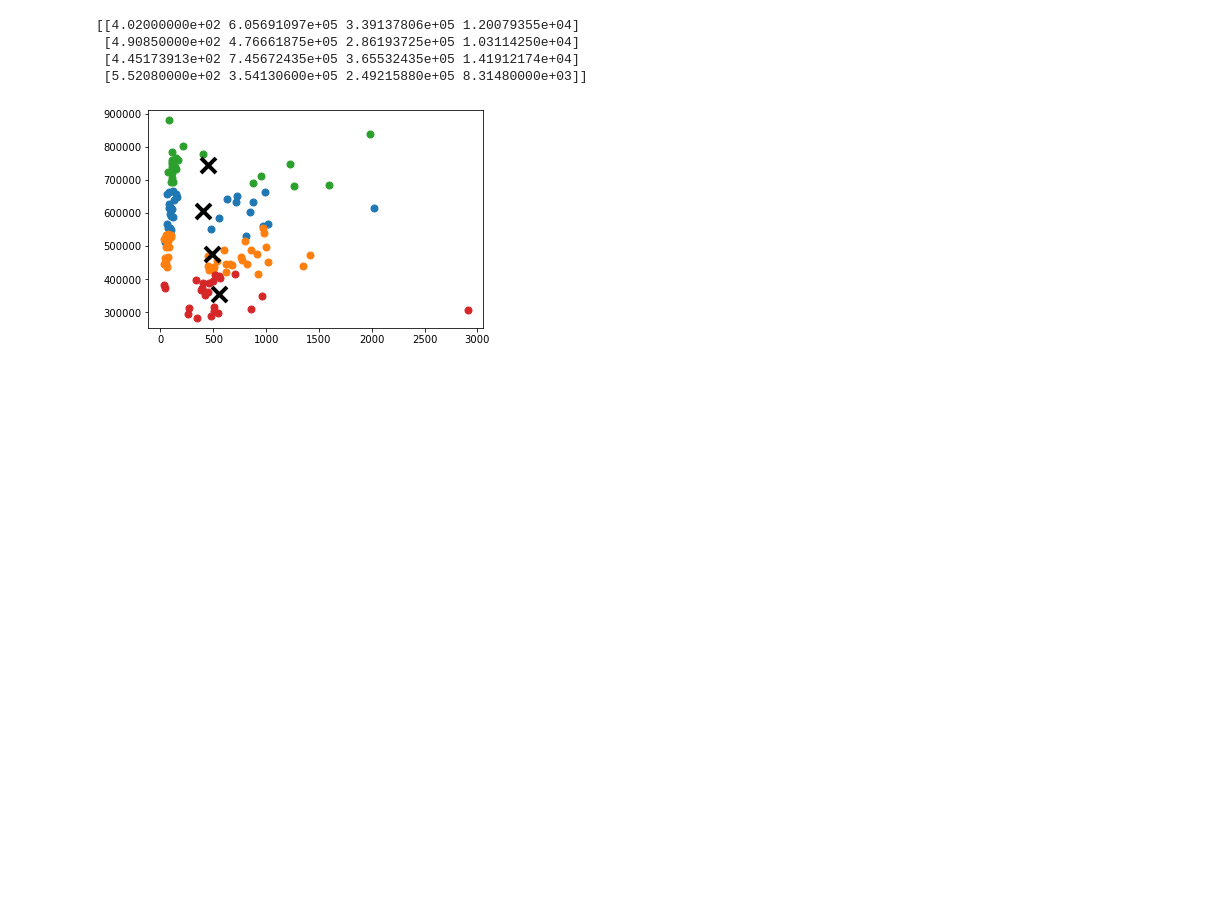
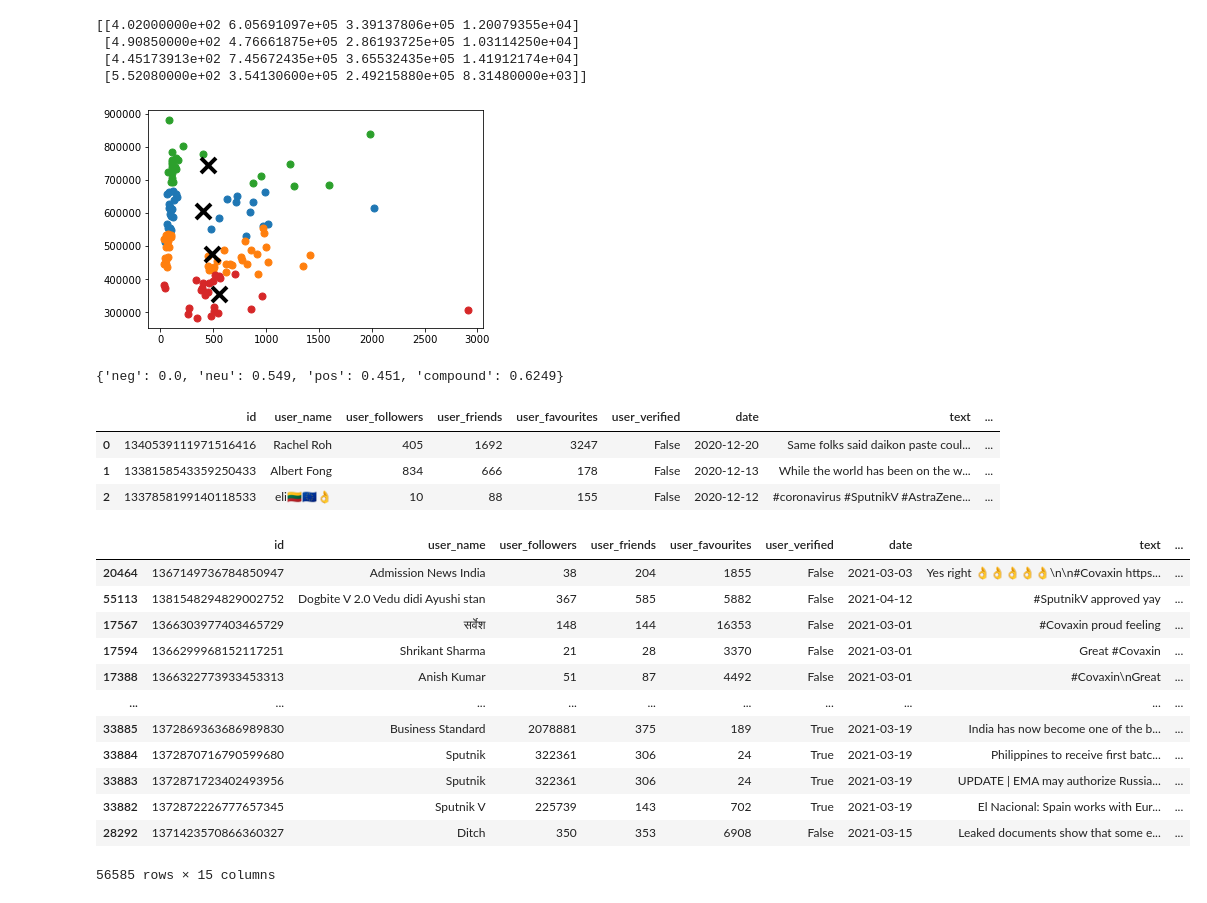
Before and after one commit to hukas/COVIDTweets-Machine-Learning, a Jupyter notebook: COVID Vaccine Tweets - COMP 4522.ipynb, the cells around one changed output. Saved outputs shown, nothing was run; the diff lists cells and outputs as text; code cells hidden in the pictures; blank space fills up the shorter version.

```diff
--- a/COVID Vaccine Tweets - COMP 4522.ipynb
+++ b/COVID Vaccine Tweets - COMP 4522.ipynb
@@ -540,3 +540,39 @@ plt.show()
  [4.45173913e+02 7.45672435e+05 3.65532435e+05 1.41912174e+04]
  [5.52080000e+02 3.54130600e+05 2.49215880e+05 8.31480000e+03]]
 [figure]
+# %%
+from vaderSentiment.vaderSentiment import SentimentIntensityAnalyzer
+analyzer= SentimentIntensityAnalyzer()
+sentence = "This is a great VADER Example"
+analyzer.polarity_scores(sentence)
+#{'neg': 0.0, 'neu': 0.494, 'pos': 0.506, 'compound': 0.6249}
+# %% [output]
+{'neg': 0.0, 'neu': 0.549, 'pos': 0.451, 'compound': 0.6249}
+# %%
+df = covidTweets.drop(columns=['user_location', 'user_description', 'user_created', 'hashtags', 'source'])
+df['compound'] = [analyzer.polarity_scores(v)['compound'] for v in df['text']]
+df['neg'] = [analyzer.polarity_scores(v)['neg'] for v in df['text']]
+df['neu'] = [analyzer.polarity_scores(v)['neu'] for v in df['text']]
+df['pos'] = [analyzer.polarity_scores(v)['pos'] for v in df['text']]
+df.head(3)
+# %% [output]
+|  | id | user_name | user_followers | user_friends | user_favourites | user_verified | date | text | ... |
+| 0 | 1340539111971516416 | Rachel Roh | 405 | 1692 | 3247 | False | 2020-12-20 | Same folks said daikon paste coul... | ... |
+| 1 | 1338158543359250433 | Albert Fong | 834 | 666 | 178 | False | 2020-12-13 | While the world has been on the w... | ... |
+| 2 | 1337858199140118533 | eli🇱🇹🇪🇺👌 | 10 | 88 | 155 | False | 2020-12-12 | #coronavirus #SputnikV #AstraZene... | ... |
+# %%
+df.sort_values(by='pos', ascending=False)
+# %% [output]
+|  | id | user_name | user_followers | user_friends | user_favourites | user_verified | date | text | ... |
+| 20464 | 1367149736784850947 | Admission News India | 38 | 204 | 1855 | False | 2021-03-03 | Yes right 👌👌👌👌👌\n\n#Covaxin https... | ... |
+| 55113 | 1381548294829002752 | Dogbite V 2.0 Vedu didi Ayushi stan | 367 | 585 | 5882 | False | 2021-04-12 | #SputnikV approved yay | ... |
+| 17567 | 1366303977403465729 | सर्वेश | 148 | 144 | 16353 | False | 2021-03-01 | #Covaxin proud feeling | ... |
+| 17594 | 1366299968152117251 | Shrikant Sharma | 21 | 28 | 3370 | False | 2021-03-01 | Great #Covaxin | ... |
+| 17388 | 1366322773933453313 | Anish Kumar | 51 | 87 | 4492 | False | 2021-03-01 | #Covaxin\nGreat | ... |
+| ... | ... | ... | ... | ... | ... | ... | ... | ... | ... |
+| 33885 | 1372869363686989830 | Business Standard | 2078881 | 375 | 189 | True | 2021-03-19 | India has now become one of the b... | ... |
+| 33884 | 1372870716790599680 | Sputnik | 322361 | 306 | 24 | True | 2021-03-19 | Philippines to receive first batc... | ... |
+| 33883 | 1372871723402493956 | Sputnik | 322361 | 306 | 24 | True | 2021-03-19 | UPDATE | EMA may authorize Russia... | ... |
+| 33882 | 1372872226777657345 | Sputnik V | 225739 | 143 | 702 | True | 2021-03-19 | El Nacional: Spain works with Eur... | ... |
+| 28292 | 1371423570866360327 | Ditch | 350 | 353 | 6908 | False | 2021-03-15 | Leaked documents show that some e... | ... |
+56585 rows × 15 columns
```
Also changed, not shown: parts of 6 cells of this notebook.
